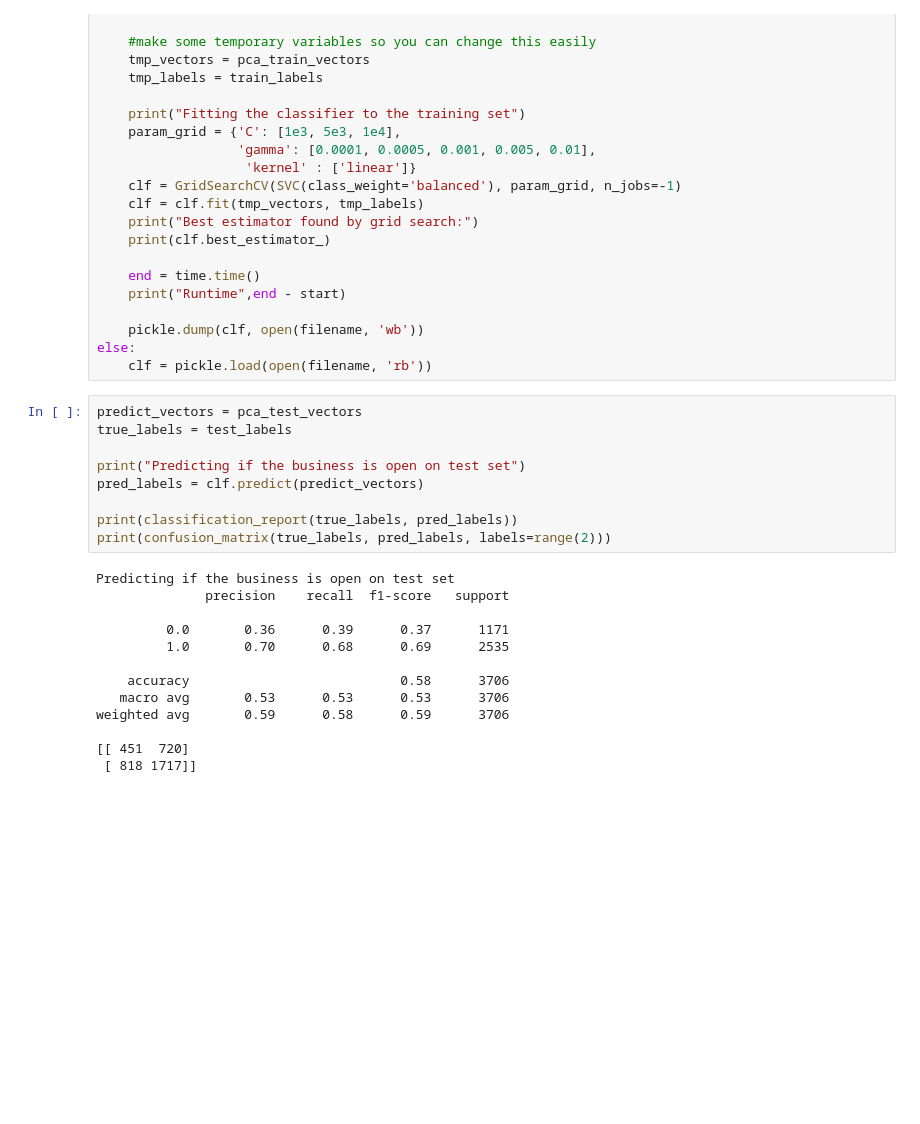
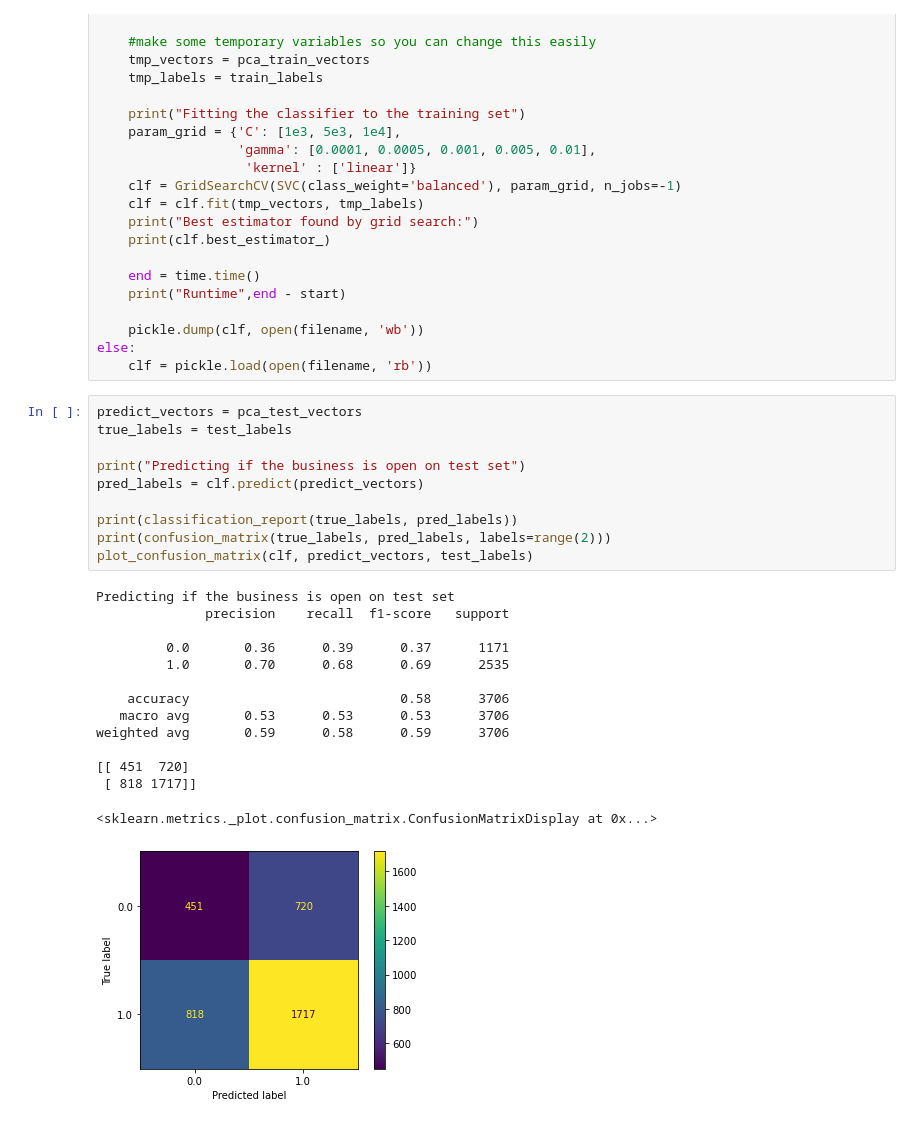
Before and after one commit to nikitparakh/CMSE_202_Final_Project, a Jupyter notebook: FinalProject.ipynb, the cells around one changed output. Cells and saved outputs as stored; diff of their text form; blank space fills up the shorter version.

```diff
--- a/FinalProject.ipynb
+++ b/FinalProject.ipynb
@@ -248,22 +255,25 @@ else:
 # %%
 predict_vectors = pca_test_vectors
 true_labels = test_labels
 
 print("Predicting if the business is open on test set")
 pred_labels = clf.predict(predict_vectors)
 
 print(classification_report(true_labels, pred_labels))
 print(confusion_matrix(true_labels, pred_labels, labels=range(2)))
+plot_confusion_matrix(clf, predict_vectors, test_labels)
 # %% [output]
 Predicting if the business is open on test set
               precision    recall  f1-score   support
 
          0.0       0.36      0.39      0.37      1171
          1.0       0.70      0.68      0.69      2535
 
     accuracy                           0.58      3706
    macro avg       0.53      0.53      0.53      3706
 weighted avg       0.59      0.58      0.59      3706
 
 [[ 451  720]
  [ 818 1717]]
+<sklearn.metrics._plot.confusion_matrix.ConfusionMatrixDisplay at 0x...>
+[figure, added]
```
Also changed, not shown: parts of 5 cells of this notebook.
